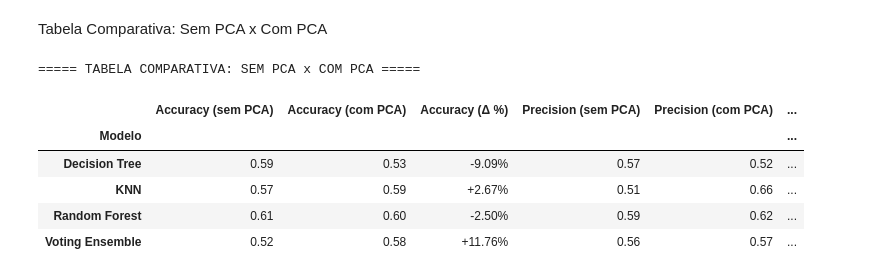
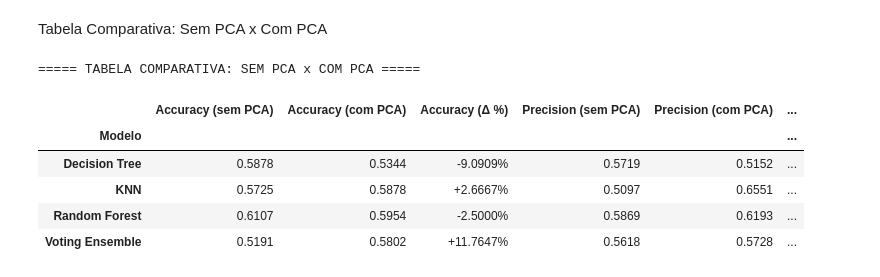
Before and after one commit to tcc-financial-crisis/treinamento-modelos-base-nova, a Jupyter notebook: treinamento_todas_features_no_grid_search.ipynb, the cells around one changed output. Cells and saved outputs as stored; diff of their text form; code cells hidden in the pictures.

Commit message:
Changed table to display information with 4 decimal digits

```diff
--- a/treinamento_todas_features_no_grid_search.ipynb
+++ b/treinamento_todas_features_no_grid_search.ipynb
@@ -960,44 +960,44 @@ for modelo_base in tabela.index:
 
         nome_col = metrica.replace("_macro", "").replace("_s", "").capitalize()
 
-        linha[f"{nome_col} (sem PCA)"] = round(sem_pca, 2)
-        linha[f"{nome_col} (com PCA)"] = round(com_pca, 2)
-        linha[f"{nome_col} (Δ %)"] = round(variacao, 2)
+        linha[f"{nome_col} (sem PCA)"] = round(sem_pca, 4)
+        linha[f"{nome_col} (com PCA)"] = round(com_pca, 4)
+        linha[f"{nome_col} (Δ %)"] = round(variacao, 4)
 
     linhas.append(linha)
 
 df_comparativo = pd.DataFrame(linhas).set_index("Modelo")
 
 colunas_delta = [c for c in df_comparativo.columns if "Δ" in c]
 colunas_delta_tempo = [c for c in colunas_delta if "Tempo" in c]
 colunas_delta_metricas = [c for c in colunas_delta if c not in colunas_delta_tempo]
 colunas_valores = [c for c in df_comparativo.columns if c not in colunas_delta]
 
 def cor_variacao(coluna, inverter=False):
     def aplicar(val):
         if isinstance(val, (int, float)) and not pd.isna(val):
             positivo = val < 0 if inverter else val > 0
             negativo = val > 0 if inverter else val < 0
             if positivo:
                 return "color: green; font-weight: bold"
             elif negativo:
                 return "color: red; font-weight: bold"
         return ""
     return coluna.map(aplicar)
 
 print("\n===== TABELA COMPARATIVA: SEM PCA x COM PCA =====")
 display(
     df_comparativo.style
-    .format("{:.2f}", subset=colunas_valores)
-    .format("{:+.2f}%", subset=colunas_delta)
+    .format("{:.4f}", subset=colunas_valores)
+    .format("{:+.4f}%", subset=colunas_delta)
     .apply(cor_variacao, subset=colunas_delta_metricas)
     .apply(cor_variacao, inverter=True, subset=colunas_delta_tempo)
 )
 # %% [output]
 ===== TABELA COMPARATIVA: SEM PCA x COM PCA =====
 |  | Accuracy (sem PCA) | Accuracy (com PCA) | Accuracy (Δ %) | Precision (sem PCA) | Precision (com PCA) | ... |
 | Modelo |  |  |  |  |  | ... |
-| Decision Tree | 0.59 | 0.53 | -9.09% | 0.57 | 0.52 | ... |
-| KNN | 0.57 | 0.59 | +2.67% | 0.51 | 0.66 | ... |
-| Random Forest | 0.61 | 0.60 | -2.50% | 0.59 | 0.62 | ... |
-| Voting Ensemble | 0.52 | 0.58 | +11.76% | 0.56 | 0.57 | ... |
+| Decision Tree | 0.5878 | 0.5344 | -9.0909% | 0.5719 | 0.5152 | ... |
+| KNN | 0.5725 | 0.5878 | +2.6667% | 0.5097 | 0.6551 | ... |
+| Random Forest | 0.6107 | 0.5954 | -2.5000% | 0.5869 | 0.6193 | ... |
+| Voting Ensemble | 0.5191 | 0.5802 | +11.7647% | 0.5618 | 0.5728 | ... |
```
Also changed, not shown: parts of 4 cells of this notebook, 1 other file.
